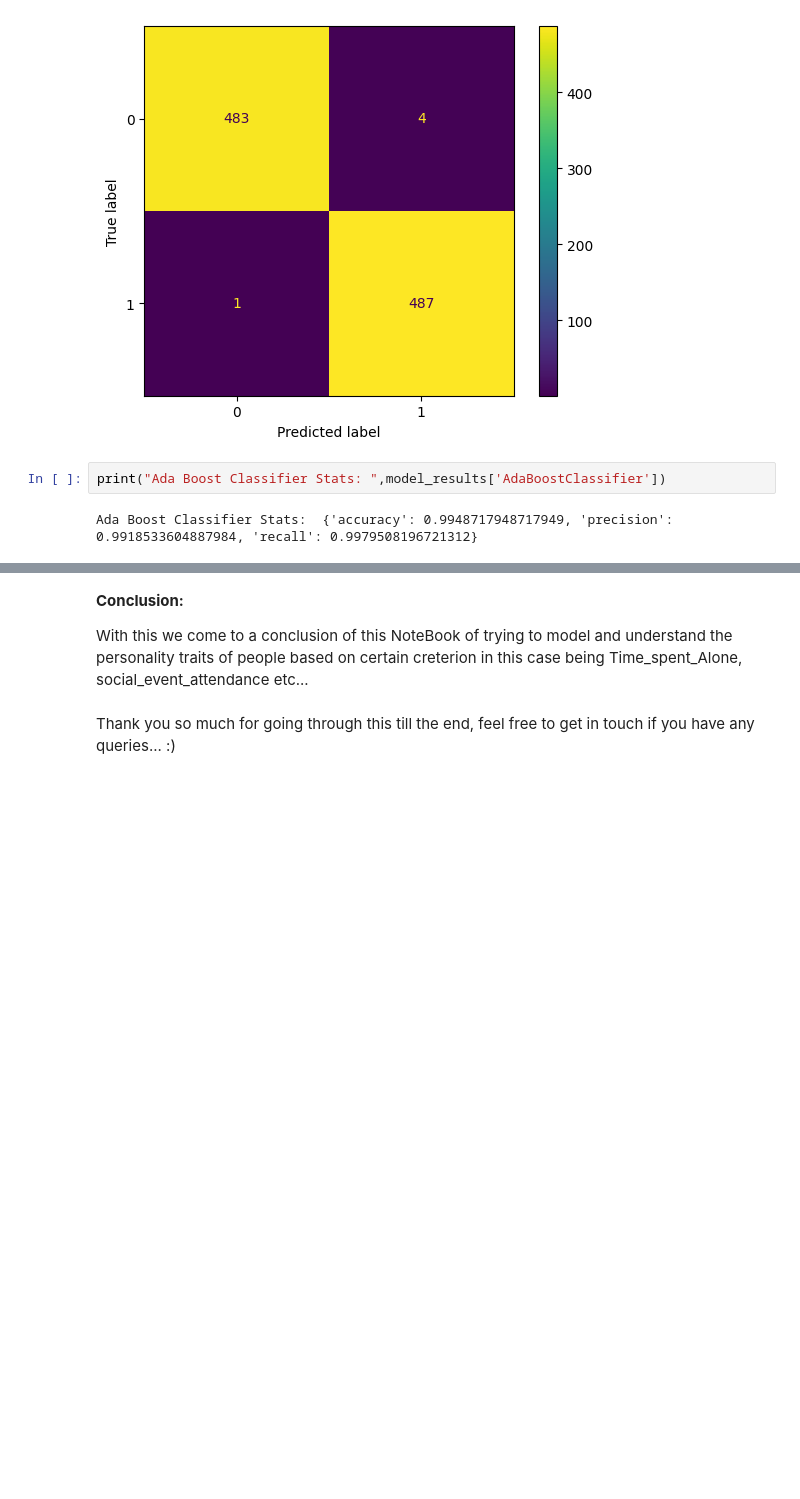
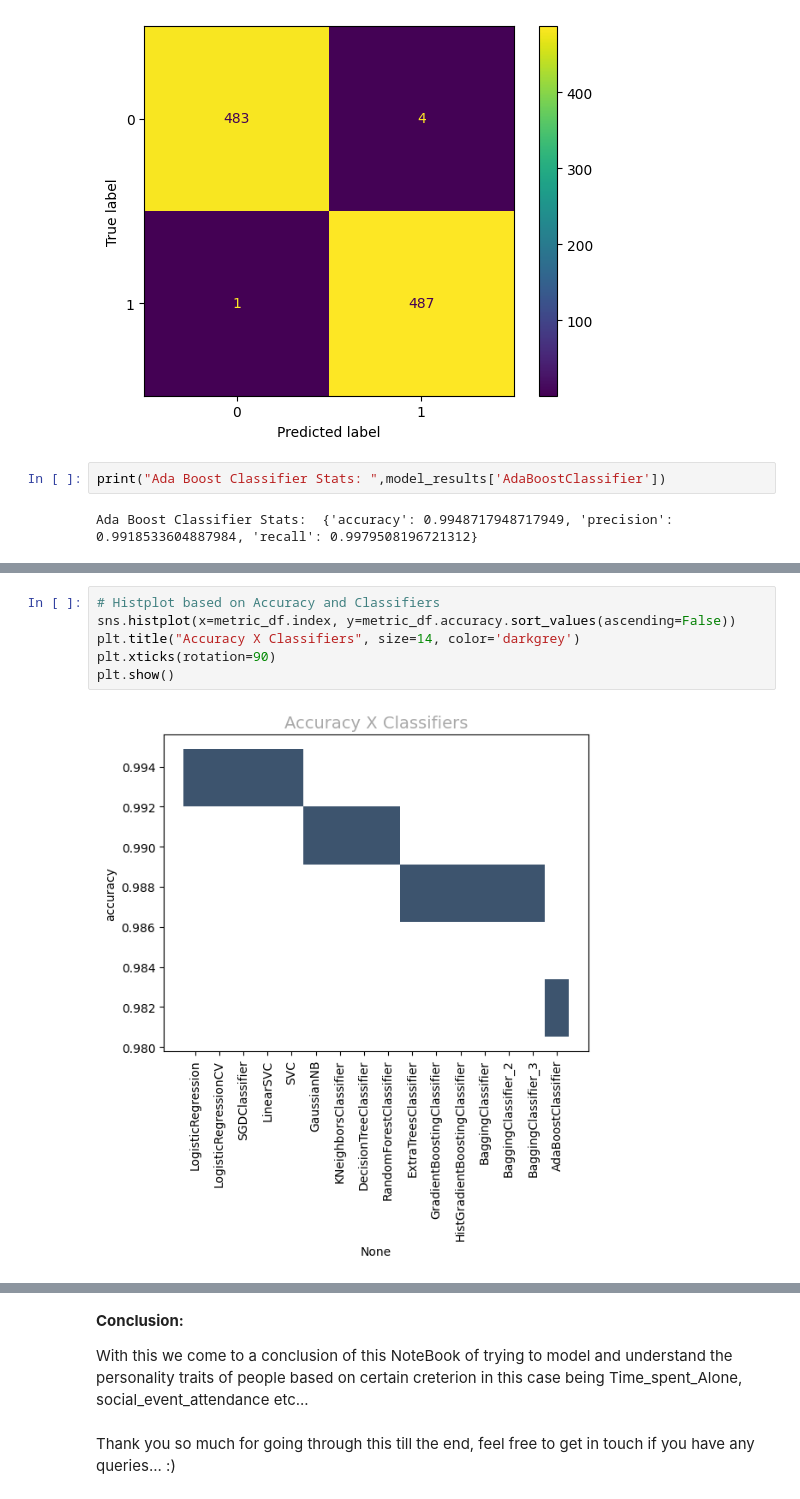
Before and after one commit to rizz045/Predicting-Personality-Traits-Using-Social-Behavior-Patterns, a Jupyter notebook: Personality_Prediction_Using_ML.ipynb, the cells around one changed output, grey strips where cells are left out. Cells and saved outputs as stored; diff of their text form; blank space fills up the shorter version.

```diff
--- a/Personality_Prediction_Using_ML.ipynb
+++ b/Personality_Prediction_Using_ML.ipynb
@@ -789,2 +789,10 @@ metric_df
 | BaggingClassifier_3 | 0.988718 | 0.991753 | 0.985656 |
 | AdaBoostClassifier | 0.994872 | 0.991853 | 0.997951 |
+# %%
+# Histplot based on Accuracy and Classifiers
+sns.histplot(x=metric_df.index, y=metric_df.accuracy.sort_values(ascending=False))
+plt.title("Accuracy X Classifiers", size=14, color='darkgrey')
+plt.xticks(rotation=90)
+plt.show()
+# %% [output]
+[figure, added]
```
Also changed, not shown: parts of 12 cells of this notebook.
